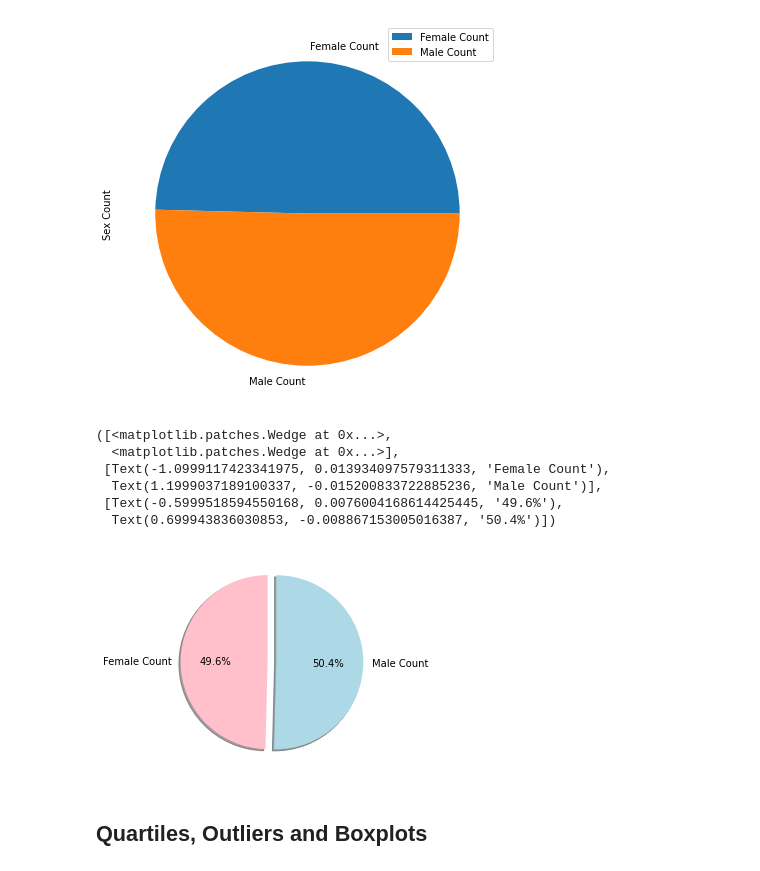
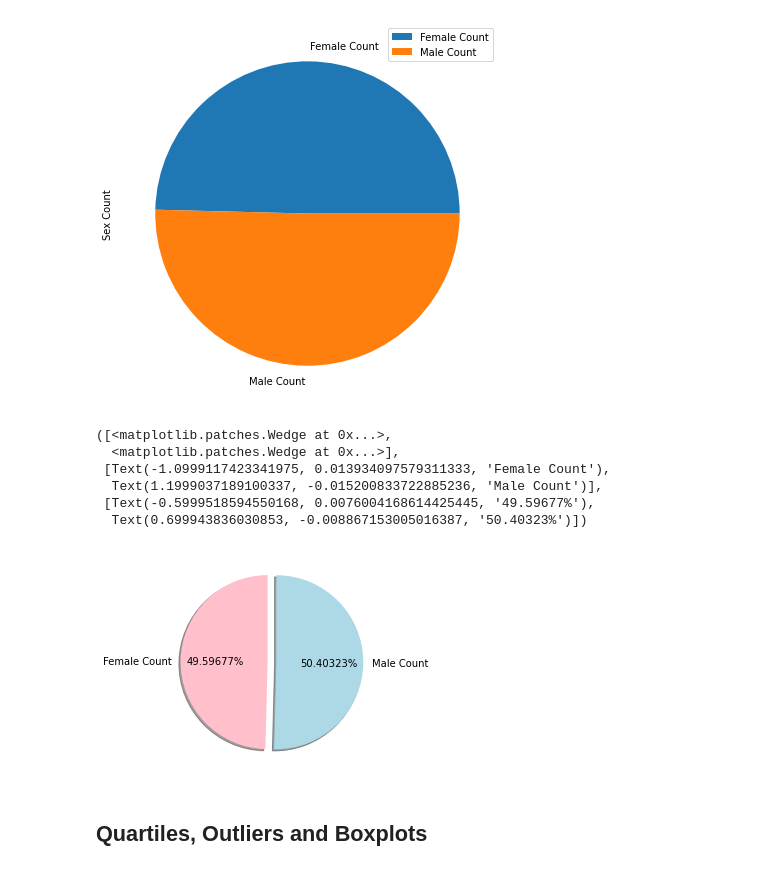
Before and after one commit to Grwat33/Matplotlib-challenge, a Jupyter notebook: Pymaceuticals/pymaceuticals_starter.ipynb, the cells around one changed output. Cells and saved outputs as stored; diff of their text form; code cells hidden in the pictures.

```diff
--- a/Pymaceuticals/pymaceuticals_starter.ipynb
+++ b/Pymaceuticals/pymaceuticals_starter.ipynb
@@ -225,18 +218,18 @@ plot = df.plot.pie(y='Sex Count', figsize=(7, 7))
 # %%
 # Generate a pie plot showing the distribution of female versus male mice using pyplot
 colors = ['pink', 'lightblue']
 labels = ['Female Count', 'Male Count']
 explode = [0, .1]
 plt.pie(distribution, labels=labels, colors=colors, explode=explode,
-        autopct="%1.1f%%", shadow=True, startangle=90)
+        autopct="%1.5f%%", shadow=True, startangle=90)
 # %% [output]
 ([<matplotlib.patches.Wedge at 0x...>,
   <matplotlib.patches.Wedge at 0x...>],
  [Text(-1.0999117423341975, 0.013934097579311333, 'Female Count'),
   Text(1.1999037189100337, -0.015200833722885236, 'Male Count')],
- [Text(-0.5999518594550168, 0.0076004168614425445, '49.6%'),
-  Text(0.699943836030853, -0.008867153005016387, '50.4%')])
+ [Text(-0.5999518594550168, 0.0076004168614425445, '49.59677%'),
+  Text(0.699943836030853, -0.008867153005016387, '50.40323%')])
-[figure, old version]
+[figure, new version]
 # %% [markdown]
 ## Quartiles, Outliers and Boxplots
 # %%
```
Also changed, not shown: parts of 3 cells of this notebook.
